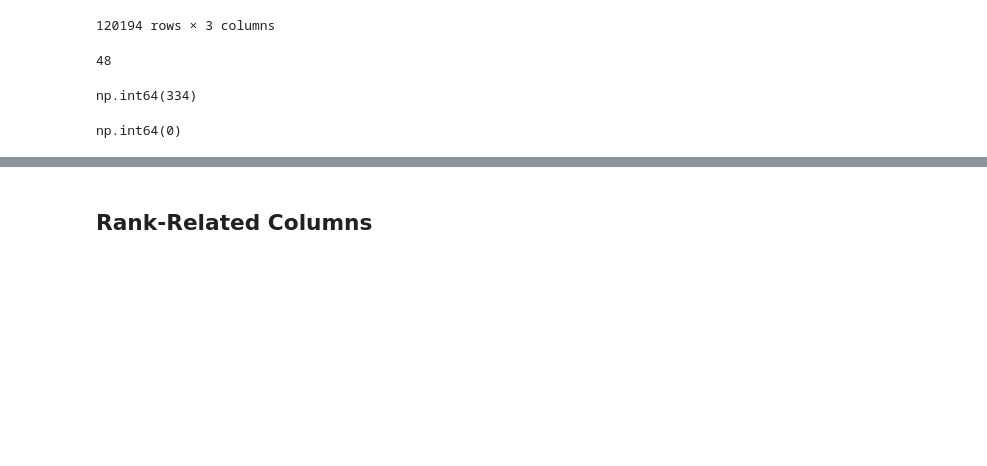
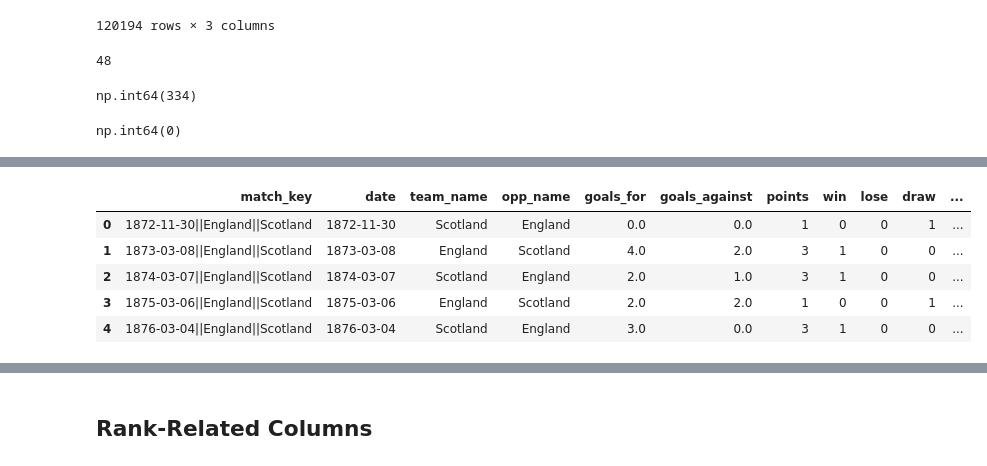
Before and after one commit to n44th44nn/Gammafest-2026, a Jupyter notebook: Notebooks/early_preprocessing.ipynb, the cells around one changed output, grey strips where cells are left out. Cells and saved outputs as stored; diff of their text form; code cells hidden in the pictures; blank space fills up the shorter version.

```diff
--- a/Notebooks/early_preprocessing.ipynb
+++ b/Notebooks/early_preprocessing.ipynb
@@ -606,0 +669,23 @@ np.int64(0)
+# %%
+team_part = matches[['match_key', 'date', 'team', 'opponent', 'team_goals', 'opp_goals']].copy()
+team_part = team_part.rename(
+    columns={
+        'team': 'team_name',
+        'opponent': 'opp_name',
+        'team_goals': 'goals_for',
+        'opp_goals': 'goals_against',
+    }
+)
+
+opp_part = matches[['match_key', 'date', 'team', 'opponent', 'team_goals', 'opp_goals']].copy()
+opp_part = opp_part.rename(
+    columns={
+        'opponent': 'team_name',
+        'team': 'opp_name',
+        'opp_goals': 'goals_for',
+        'team_goals': 'goals_against'
+    }
+)
+
+parts = pd.concat([team_part, opp_part], ignore_index=True)
+parts.head()
@@ -606,0 +699,21 @@ np.int64(0)
+# %%
+parts['points'] = np.select(
+    [
+        parts['goals_for'] > parts['goals_against'],
+        parts['goals_for'] == parts['goals_against']
+    ], [3, 1], default=0
+)
+
+parts['win'] = (parts['goals_for'] > parts['goals_against']).astype(int)
+parts['lose'] = (parts['goals_for'] < parts['goals_against']).astype(int)
+parts['draw'] = (parts['goals_for'] == parts['goals_against']).astype(int)
+parts['gd'] = parts['goals_for'] - parts['goals_against']
+
+parts.head()
+# %% [output]
+|  | match_key | date | team_name | opp_name | goals_for | goals_against | points | win | lose | draw | ... |
+| 0 | 1872-11-30||England||Scotland | 1872-11-30 | Scotland | England | 0.0 | 0.0 | 1 | 0 | 0 | 1 | ... |
+| 1 | 1873-03-08||England||Scotland | 1873-03-08 | England | Scotland | 4.0 | 2.0 | 3 | 1 | 0 | 0 | ... |
+| 2 | 1874-03-07||England||Scotland | 1874-03-07 | Scotland | England | 2.0 | 1.0 | 3 | 1 | 0 | 0 | ... |
+| 3 | 1875-03-06||England||Scotland | 1875-03-06 | England | Scotland | 2.0 | 2.0 | 1 | 0 | 0 | 1 | ... |
+| 4 | 1876-03-04||England||Scotland | 1876-03-04 | Scotland | England | 3.0 | 0.0 | 3 | 1 | 0 | 0 | ... |
```
Also changed, not shown: parts of 27 cells of this notebook.
